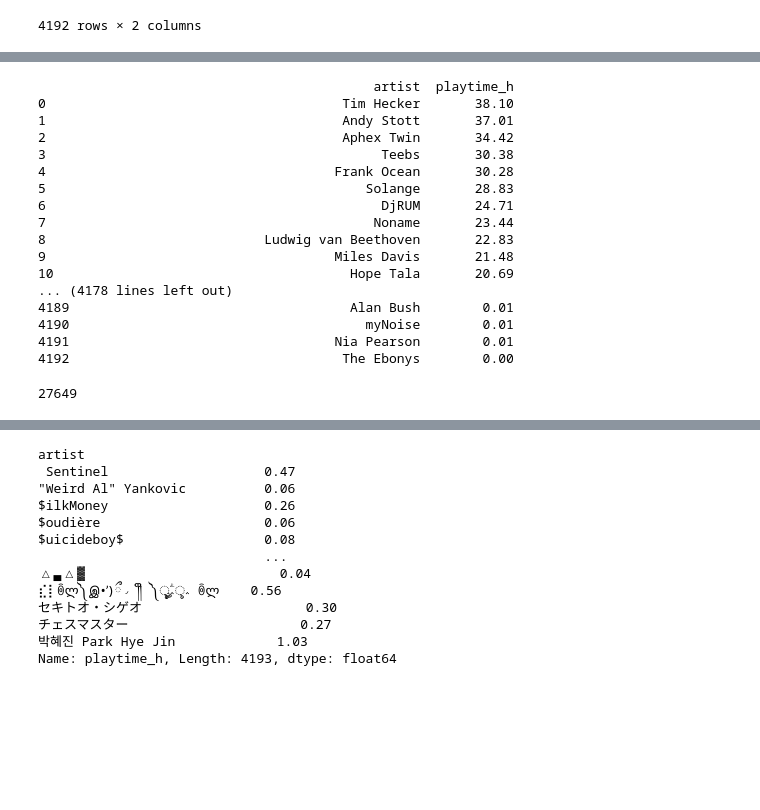
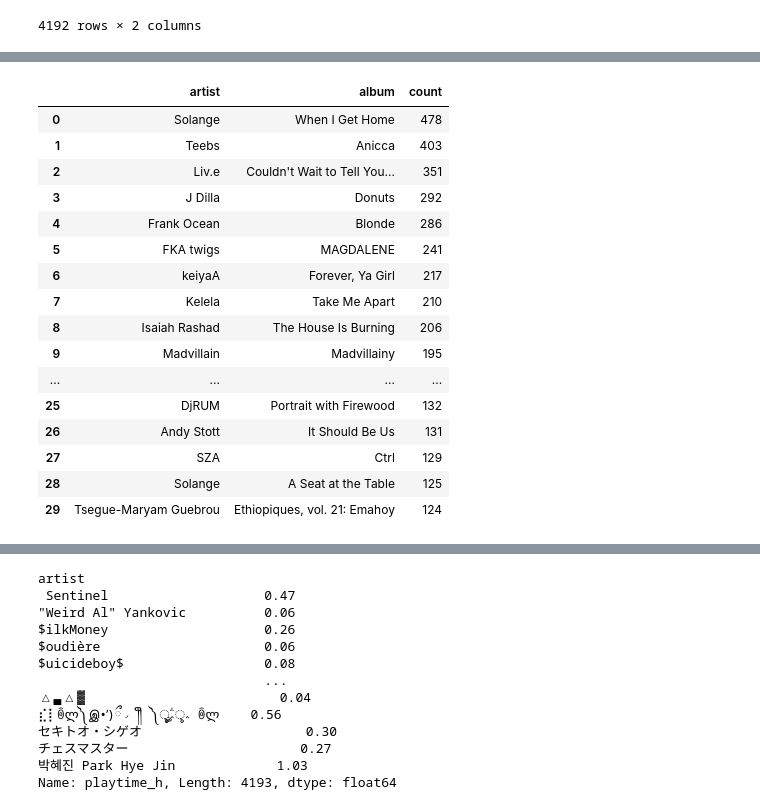
Before and after one commit to mmmuir/CL_DA2, a Jupyter notebook: ios_analysis.ipynb, the cells around one changed output, grey strips where cells are left out. Saved outputs shown, nothing was run; the diff lists cells and outputs as text; code cells hidden in the pictures; blank space fills up the shorter version.

```diff
--- a/ios_analysis.ipynb
+++ b/ios_analysis.ipynb
@@ -266,32 +241,21 @@ pivot_artist_time = pd.pivot_table(
-# %%
-# print(pivot_artist_time.sort_values().to_string())
-artist_time = pivot_artist_time.sort_values(
-    by="playtime_h", ascending=False
-).reset_index()
-print(artist_time.to_string())
-# %% [output]
-                                           artist  playtime_h
-0                                      Tim Hecker       38.10
-1                                      Andy Stott       37.01
-2                                      Aphex Twin       34.42
-3                                           Teebs       30.38
-4                                     Frank Ocean       30.28
-5                                         Solange       28.83
-6                                           DjRUM       24.71
-7                                          Noname       23.44
-8                            Ludwig van Beethoven       22.83
-9                                     Miles Davis       21.48
-10                                      Hope Tala       20.69
-... (4178 lines left out)
-4189                                    Alan Bush        0.01
-4190                                      myNoise        0.01
-4191                                  Nia Pearson        0.01
-4192                                   The Ebonys        0.00
-# %%
-# Artists played more than 10 mins
-repeated_artists = artist_time[:1750]
-# Number of unique tracks played from those artists
-
-len(music_streams["track"].unique())
-# %% [output]
-27649
+# %%
+# Total amount of songs listened to from individual albums
+most_played(music_streams, noskips=True, album=True).head(30)
+# %% [output]
+|  | artist | album | count |
+| 0 | Solange | When I Get Home | 478 |
+| 1 | Teebs | Anicca | 403 |
+| 2 | Liv.e | Couldn't Wait to Tell You... | 351 |
+| 3 | J Dilla | Donuts | 292 |
+| 4 | Frank Ocean | Blonde | 286 |
+| 5 | FKA twigs | MAGDALENE | 241 |
+| 6 | keiyaA | Forever, Ya Girl | 217 |
+| 7 | Kelela | Take Me Apart | 210 |
+| 8 | Isaiah Rashad | The House Is Burning | 206 |
+| 9 | Madvillain | Madvillainy | 195 |
+| ... | ... | ... | ... |
+| 25 | DjRUM | Portrait with Firewood | 132 |
+| 26 | Andy Stott | It Should Be Us | 131 |
+| 27 | SZA | Ctrl | 129 |
+| 28 | Solange | A Seat at the Table | 125 |
+| 29 | Tsegue-Maryam Guebrou | Ethiopiques, vol. 21: Emahoy | 124 |
```
Also changed, not shown: parts of 12 cells of this notebook.
